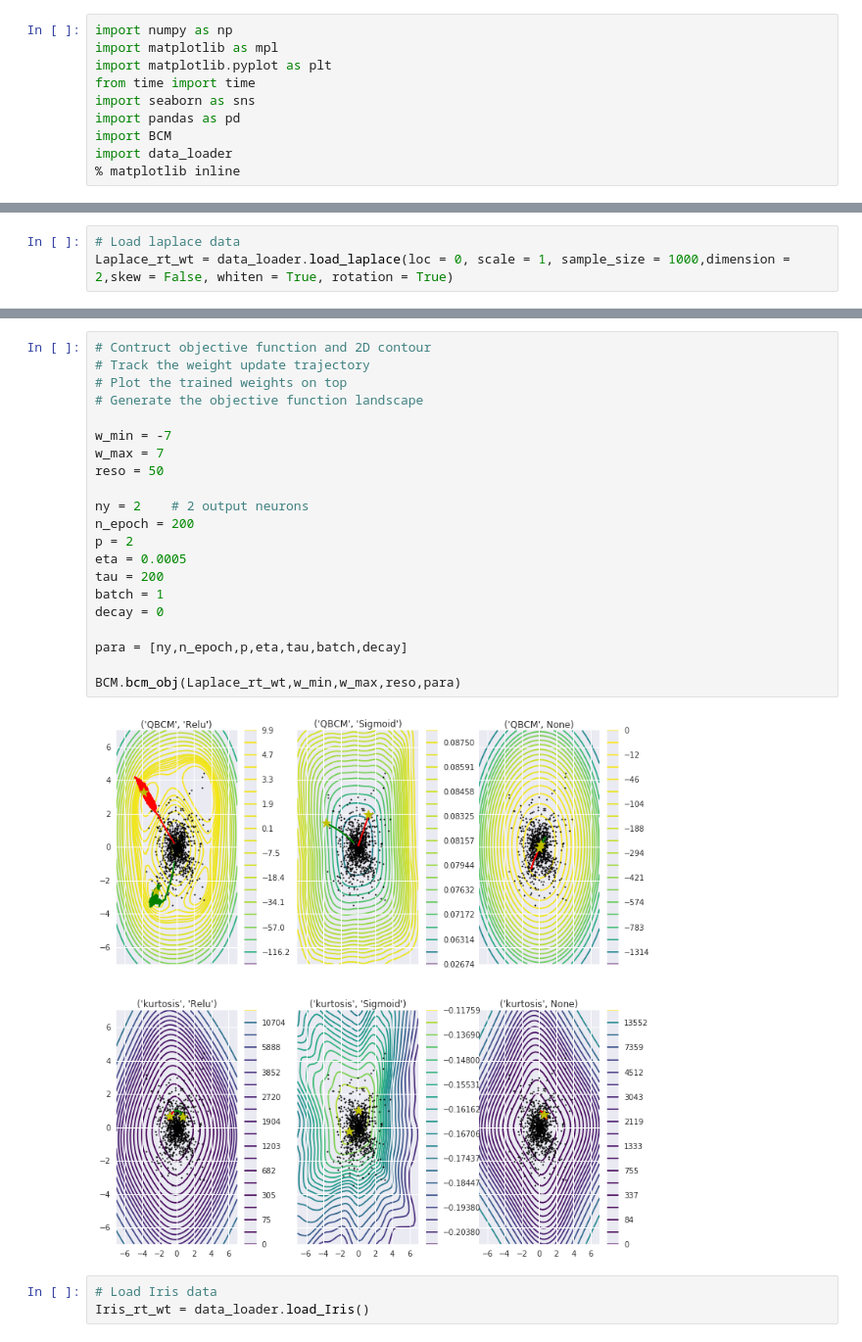
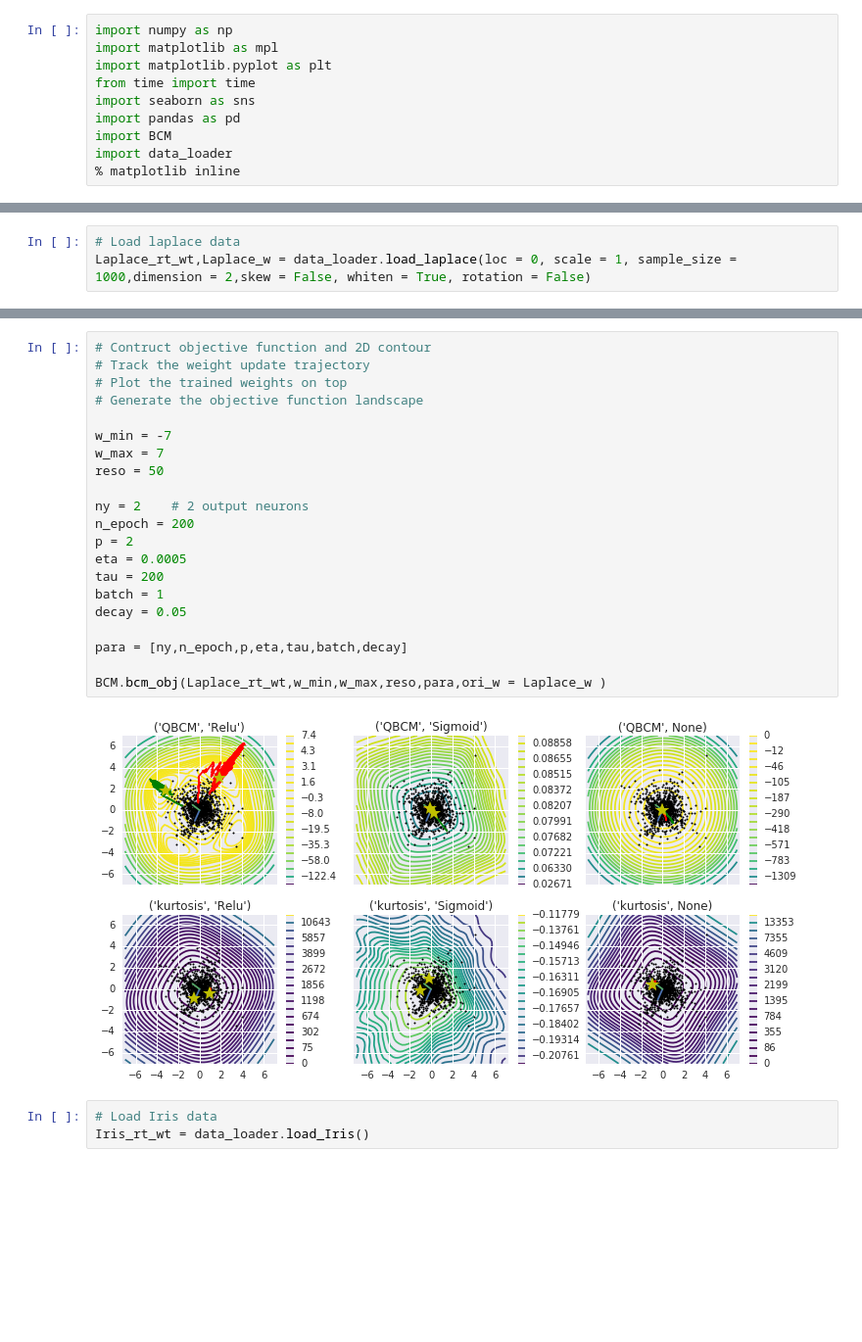
Before and after one commit to ShuangLiBCM/NNDL_Shuang, a Jupyter notebook: Multi_datasets_BCM_training_plotting.ipynb, the cells around one changed output, grey strips where cells are left out. Shown at 98% size. Cells and saved outputs as stored; diff of their text form; blank space fills up the shorter version.

Commit message:
Enable original weight plotting

```diff
--- a/Multi_datasets_BCM_training_plotting.ipynb
+++ b/Multi_datasets_BCM_training_plotting.ipynb
@@ -17,4 +26,4 @@ import data_loader
 # %%
 # Load laplace data
-Laplace_rt_wt = data_loader.load_laplace(loc = 0, scale = 1, sample_size = 1000,dimension = 2,skew = False, whiten = True, rotation = True)
+Laplace_rt_wt,Laplace_w = data_loader.load_laplace(loc = 0, scale = 1, sample_size = 1000,dimension = 2,skew = False, whiten = True, rotation = False)
 # %% [output]
@@ -50,26 +62,26 @@ done in 5.017s
 # %%
 # Contruct objective function and 2D contour
 # Track the weight update trajectory
 # Plot the trained weights on top
 # Generate the objective function landscape
 
 w_min = -7
 w_max = 7
 reso = 50
 
 ny = 2    # 2 output neurons
 n_epoch = 200
 p = 2
 eta = 0.0005
 tau = 200
 batch = 1
-decay = 0
+decay = 0.05
 
 para = [ny,n_epoch,p,eta,tau,batch,decay]
 
-BCM.bcm_obj(Laplace_rt_wt,w_min,w_max,reso,para)
+BCM.bcm_obj(Laplace_rt_wt,w_min,w_max,reso,para,ori_w = Laplace_w )
 # %% [output]
-[figure, old version]
+[figure, new version]
 # %%
 # Load Iris data
 Iris_rt_wt = data_loader.load_Iris()
```
Also changed, not shown: parts of 3 cells of this notebook, 2 other files.
